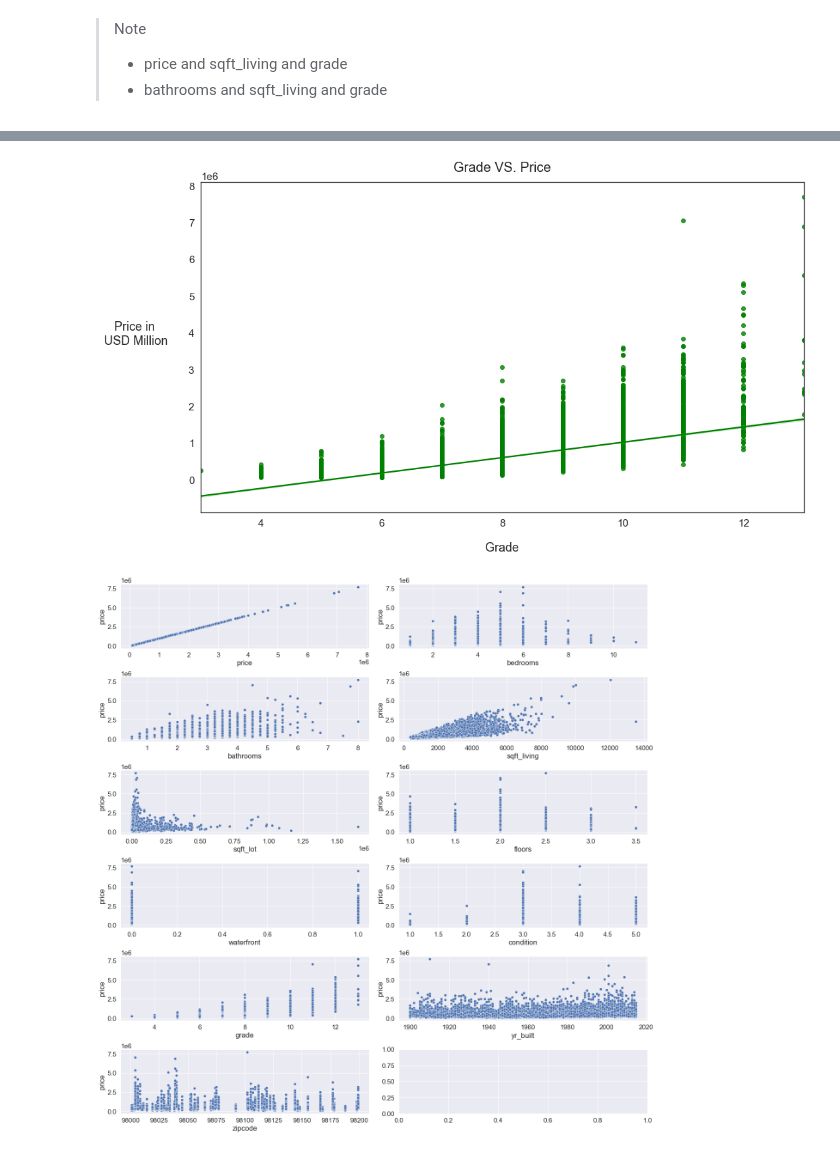
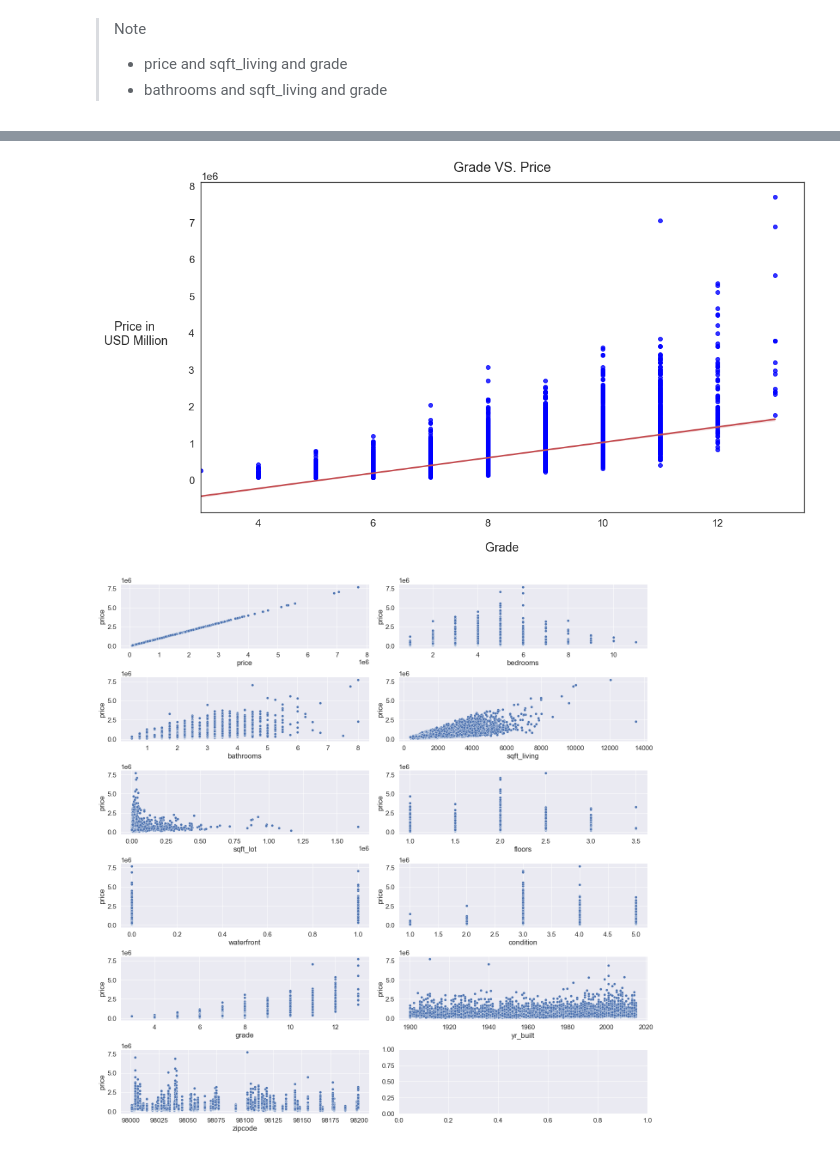
Before and after one commit to miazfryer/King_County_Regression, a Jupyter notebook: realestate_regression_model.ipynb, the cells around one changed output, grey strips where cells are left out. Drawn from its saved outputs; the diff is of its cells as text; code cells hidden in the pictures.

```diff
--- a/realestate_regression_model.ipynb
+++ b/realestate_regression_model.ipynb
@@ -334,21 +337,23 @@ ax.set_title("Square foot living VS. Price", fontsize=20, pad=15);
 # %%
 sns.set_style("white")
 fig, ax = plt.subplots()
 fig.set_size_inches(16, 9)
 sns.set(font_scale=1.4)
-
 sns.regplot(
         x=df['grade'],
         y=df['price'],
         ci=99,
-        color='green'
+        scatter_kws={"color": "blue"}, line_kws={"color": "r"}
     )
-
+ax.set(xlim=(3, 13.5))
 ax.set_xlabel("Grade", fontsize=18, labelpad=20)
 ax.set_ylabel("Price in\n USD Million", fontsize=18, labelpad=80, rotation=0)
 ax.set_title("Grade VS. Price", fontsize=20, pad=15);
+
+
+#plt.savefig('price_vs_grade.png', dpi=100, bbox_inches='tight')
 # %% [output]
-[figure, old version]
+[figure, new version]
 # %%
 #checking for linear relationship with price
 #sqrt_living with the highest correlation coefficient looks the most linear
```
Also changed, not shown: parts of 19 cells of this notebook, 4 other files.
